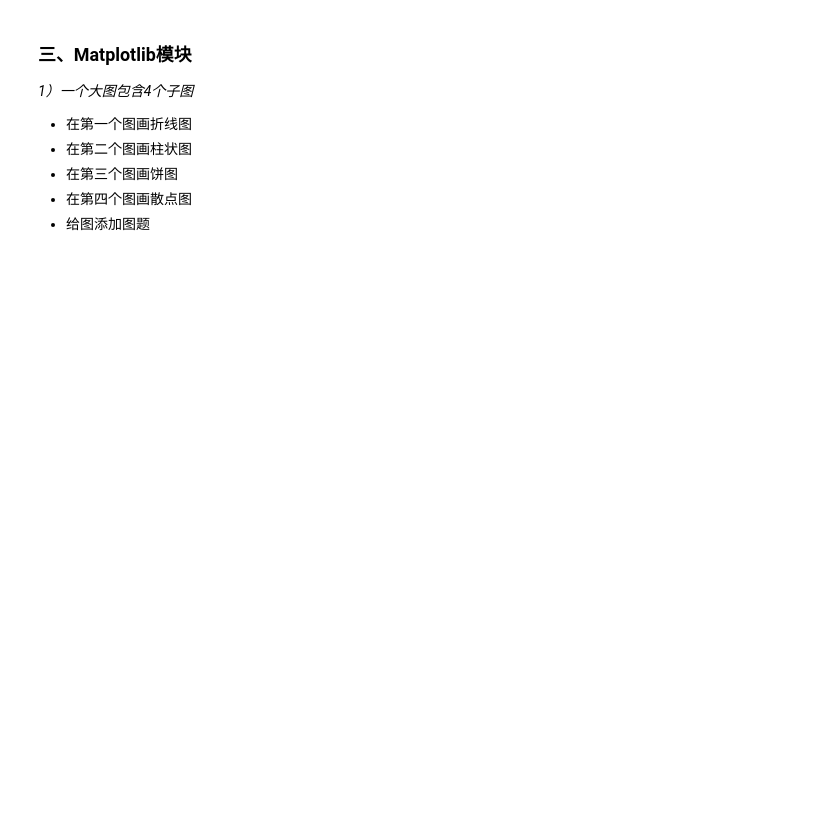
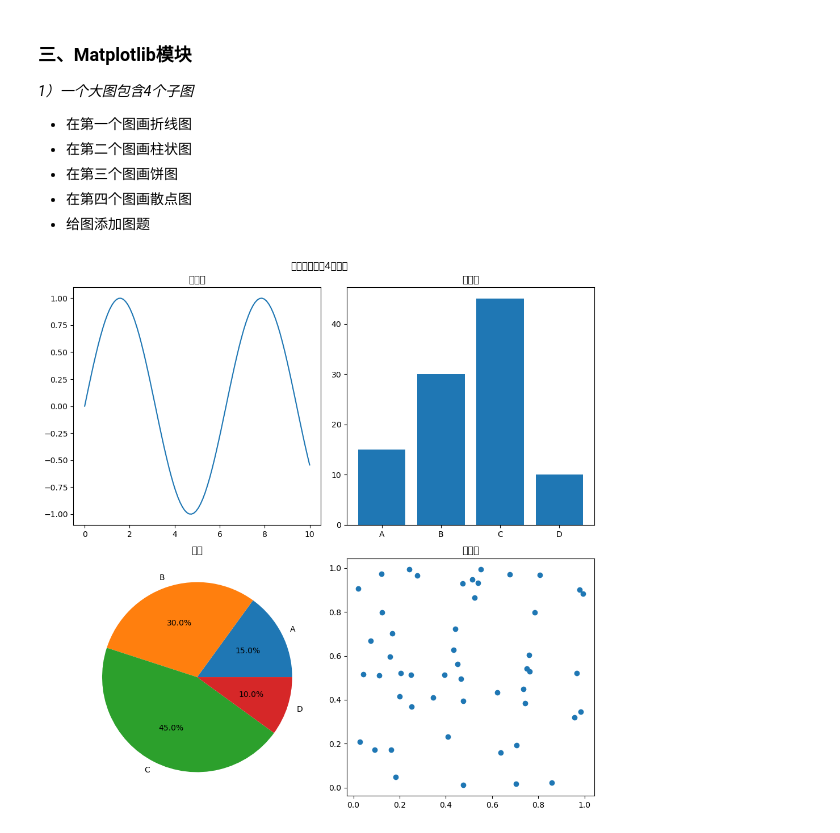
Before and after one commit to yxy9576/-machine_learning, a Jupyter notebook: 实验一 Python基础实验.ipynb, the cells around one changed output. Drawn from its saved outputs; the diff is of its cells as text; code cells hidden in the pictures; blank space fills up the shorter version.

```diff
--- a/实验一 Python基础实验.ipynb
+++ b/实验一 Python基础实验.ipynb
@@ -47,3 +312,42 @@ import numpy as np
 - 在第三个图画饼图
 - 在第四个图画散点图
 - 给图添加图题
+# %%
+import matplotlib.pyplot as plt
+import numpy as np
+
+# 准备数据
+x = np.linspace(0, 10, 100)
+y = np.sin(x)
+categories = ['A', 'B', 'C', 'D']
+values = [15, 30, 45, 10]
+scatter_x = np.random.rand(50)
+scatter_y = np.random.rand(50)
+
+# 创建大图
+fig, axs = plt.subplots(2, 2, figsize=(10, 10))
+
+# 第一个子图：折线图
+axs[0, 0].plot(x, y)
+axs[0, 0].set_title('折线图')
+
+# 第二个子图：柱状图
+axs[0, 1].bar(categories, values)
+axs[0, 1].set_title('柱状图')
+
+# 第三个子图：饼图
+axs[1, 0].pie(values, labels=categories, autopct='%1.1f%%')
+axs[1, 0].set_title('饼图')
+
+# 第四个子图：散点图
+axs[1, 1].scatter(scatter_x, scatter_y)
+axs[1, 1].set_title('散点图')
+
+# 设置总标题
+plt.suptitle('一个大图包含4个子图')
+
+# 展示图表
+plt.tight_layout()
+plt.show()
+# %% [output]
+[figure, added]
```
Also changed, not shown: parts of 10 cells of this notebook.
